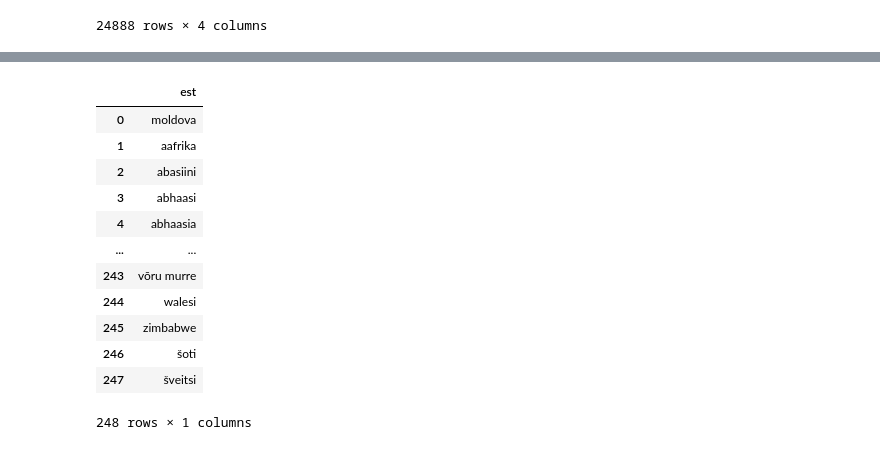
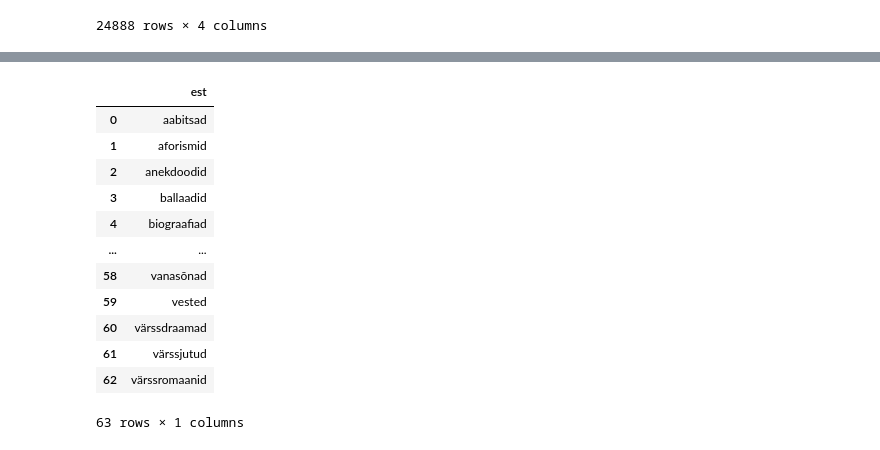
Before and after one commit to anadditivity/translations-hum-hackathon, a Jupyter notebook: addy-data-to-db-structure.ipynb, the cells around one changed output, grey strips where cells are left out. Drawn from its saved outputs; the diff is of its cells as text; code cells hidden in the pictures.

```diff
--- a/addy-data-to-db-structure.ipynb
+++ b/addy-data-to-db-structure.ipynb
@@ -218,17 +218,17 @@ series              = make_table(data, "series", "est")
 target_audiences    = make_table(data, "target_audience", "est")
 # %%
-literatures
+genres
 # %% [output]
 |  | est |
-| 0 | moldova |
-| 1 | aafrika |
-| 2 | abasiini |
-| 3 | abhaasi |
-| 4 | abhaasia |
+| 0 | aabitsad |
+| 1 | aforismid |
+| 2 | anekdoodid |
+| 3 | ballaadid |
+| 4 | biograafiad |
 | ... | ... |
-| 243 | võru murre |
-| 244 | walesi |
-| 245 | zimbabwe |
-| 246 | šoti |
-| 247 | šveitsi |
+| 58 | vanasõnad |
+| 59 | vested |
+| 60 | värssdraamad |
+| 61 | värssjutud |
+| 62 | värssromaanid |
-248 rows × 1 columns
+63 rows × 1 columns
```
Also changed, not shown: parts of 5 cells of this notebook, 19 other files.
